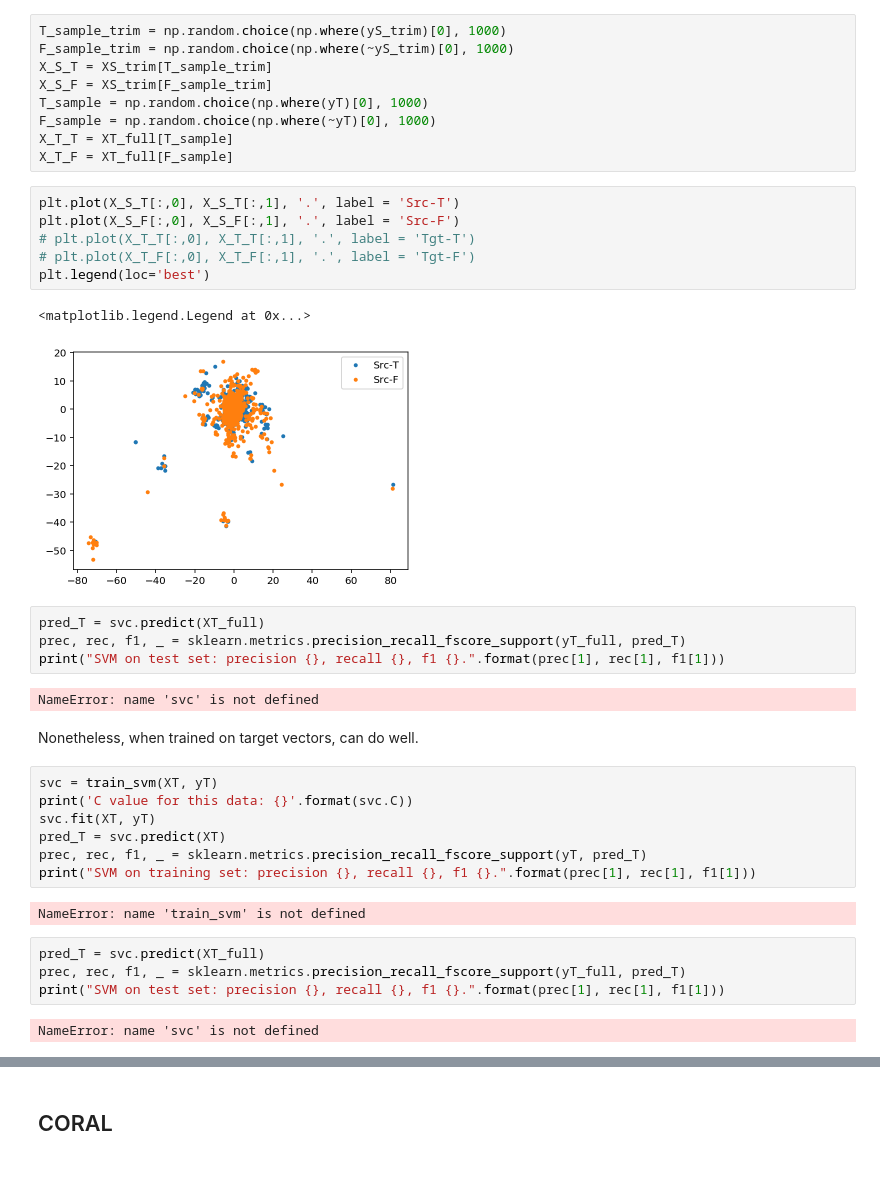
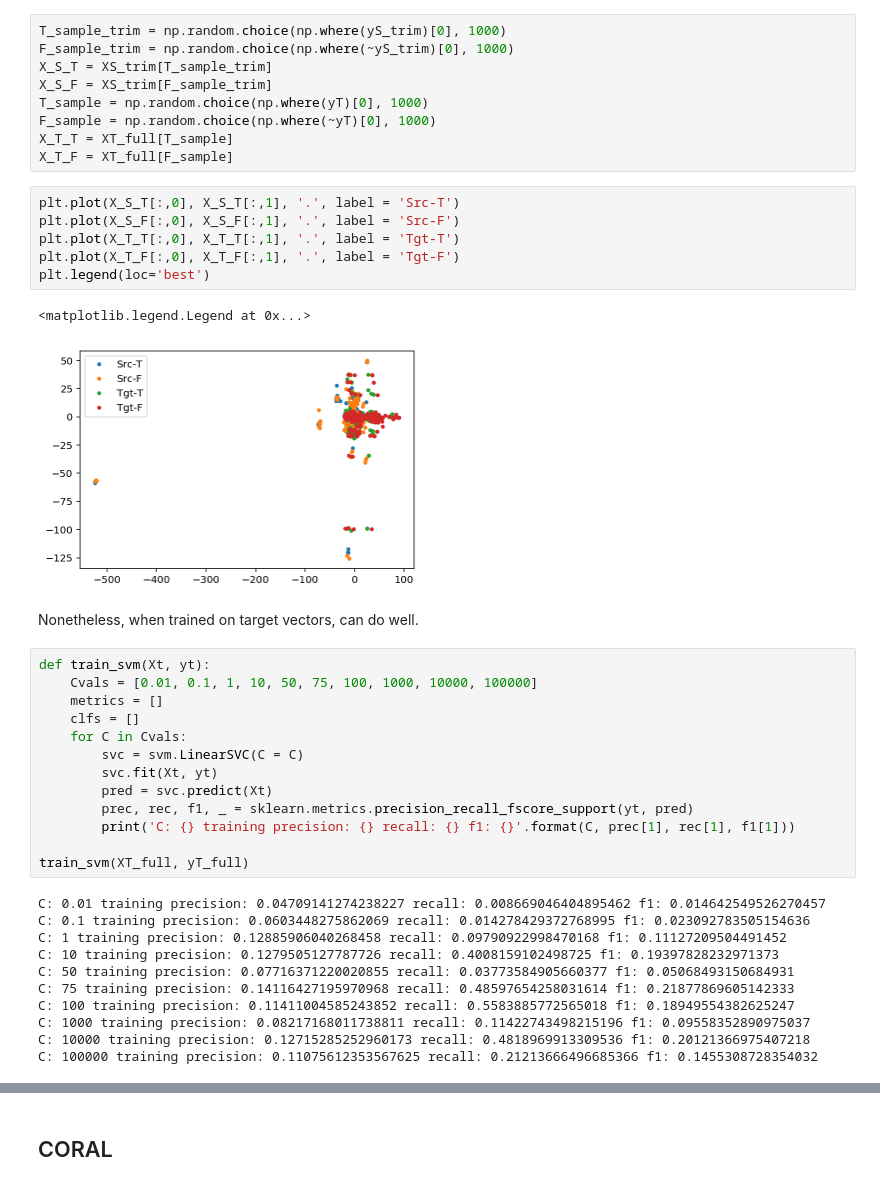
Before and after one commit to lrgr/munk, a Jupyter notebook: example/sl-handl2-prediction/CCA and CORAL on SL Prediction .ipynb, the cells around one changed output, grey strips where cells are left out. Saved outputs shown, nothing was run; the diff lists cells and outputs as text.

```diff
--- a/example/sl-handl2-prediction/CCA and CORAL on SL Prediction .ipynb
+++ b/example/sl-handl2-prediction/CCA and CORAL on SL Prediction .ipynb
@@ -276,32 +274,35 @@ X_T_F = XT_full[F_sample]
 # %%
 plt.plot(X_S_T[:,0], X_S_T[:,1], '.', label = 'Src-T')
 plt.plot(X_S_F[:,0], X_S_F[:,1], '.', label = 'Src-F')
-# plt.plot(X_T_T[:,0], X_T_T[:,1], '.', label = 'Tgt-T')
-# plt.plot(X_T_F[:,0], X_T_F[:,1], '.', label = 'Tgt-F')
+plt.plot(X_T_T[:,0], X_T_T[:,1], '.', label = 'Tgt-T')
+plt.plot(X_T_F[:,0], X_T_F[:,1], '.', label = 'Tgt-F')
 plt.legend(loc='best')
 # %% [output]
 <matplotlib.legend.Legend at 0x...>
-[figure, old version]
+[figure, new version]
-# %%
-pred_T = svc.predict(XT_full)
-prec, rec, f1, _ = sklearn.metrics.precision_recall_fscore_support(yT_full, pred_T)
-print("SVM on test set: precision {}, recall {}, f1 {}.".format(prec[1], rec[1], f1[1]))
-# %% [output]
-NameError: name 'svc' is not defined
 # %% [markdown]
 Nonetheless, when trained on target vectors, can do well.
 # %%
-svc = train_svm(XT, yT)
-print('C value for this data: {}'.format(svc.C))
-svc.fit(XT, yT)
-pred_T = svc.predict(XT)
-prec, rec, f1, _ = sklearn.metrics.precision_recall_fscore_support(yT, pred_T)
-print("SVM on training set: precision {}, recall {}, f1 {}.".format(prec[1], rec[1], f1[1]))
+def train_svm(Xt, yt):
+    Cvals = [0.01, 0.1, 1, 10, 50, 75, 100, 1000, 10000, 100000]
+    metrics = []
+    clfs = []
+    for C in Cvals:
+        svc = svm.LinearSVC(C = C)
+        svc.fit(Xt, yt)
+        pred = svc.predict(Xt)
+        prec, rec, f1, _ = sklearn.metrics.precision_recall_fscore_support(yt, pred)
+        print('C: {} training precision: {} recall: {} f1: {}'.format(C, prec[1], rec[1], f1[1]))
+
+train_svm(XT_full, yT_full)
 # %% [output]
-NameError: name 'train_svm' is not defined
+C: 0.01 training precision: 0.04709141274238227 recall: 0.008669046404895462 f1: 0.014642549526270457
+C: 0.1 training precision: 0.0603448275862069 recall: 0.014278429372768995 f1: 0.023092783505154636
+C: 1 training precision: 0.12885906040268458 recall: 0.09790922998470168 f1: 0.11127209504491452
+C: 10 training precision: 0.1279505127787726 recall: 0.4008159102498725 f1: 0.19397828232971373
+C: 50 training precision: 0.07716371220020855 recall: 0.03773584905660377 f1: 0.05068493150684931
+C: 75 training precision: 0.14116427195970968 recall: 0.48597654258031614 f1: 0.21877869605142333
+C: 100 training precision: 0.11411004585243852 recall: 0.5583885772565018 f1: 0.18949554382625247
+C: 1000 training precision: 0.08217168011738811 recall: 0.11422743498215196 f1: 0.09558352890975037
+C: 10000 training precision: 0.12715285252960173 recall: 0.4818969913309536 f1: 0.20121366975407218
+C: 100000 training precision: 0.11075612353567625 recall: 0.21213666496685366 f1: 0.1455308728354032
-# %%
-pred_T = svc.predict(XT_full)
-prec, rec, f1, _ = sklearn.metrics.precision_recall_fscore_support(yT_full, pred_T)
-print("SVM on test set: precision {}, recall {}, f1 {}.".format(prec[1], rec[1], f1[1]))
-# %% [output]
-NameError: name 'svc' is not defined
```
Also changed, not shown: parts of 28 cells of this notebook.
